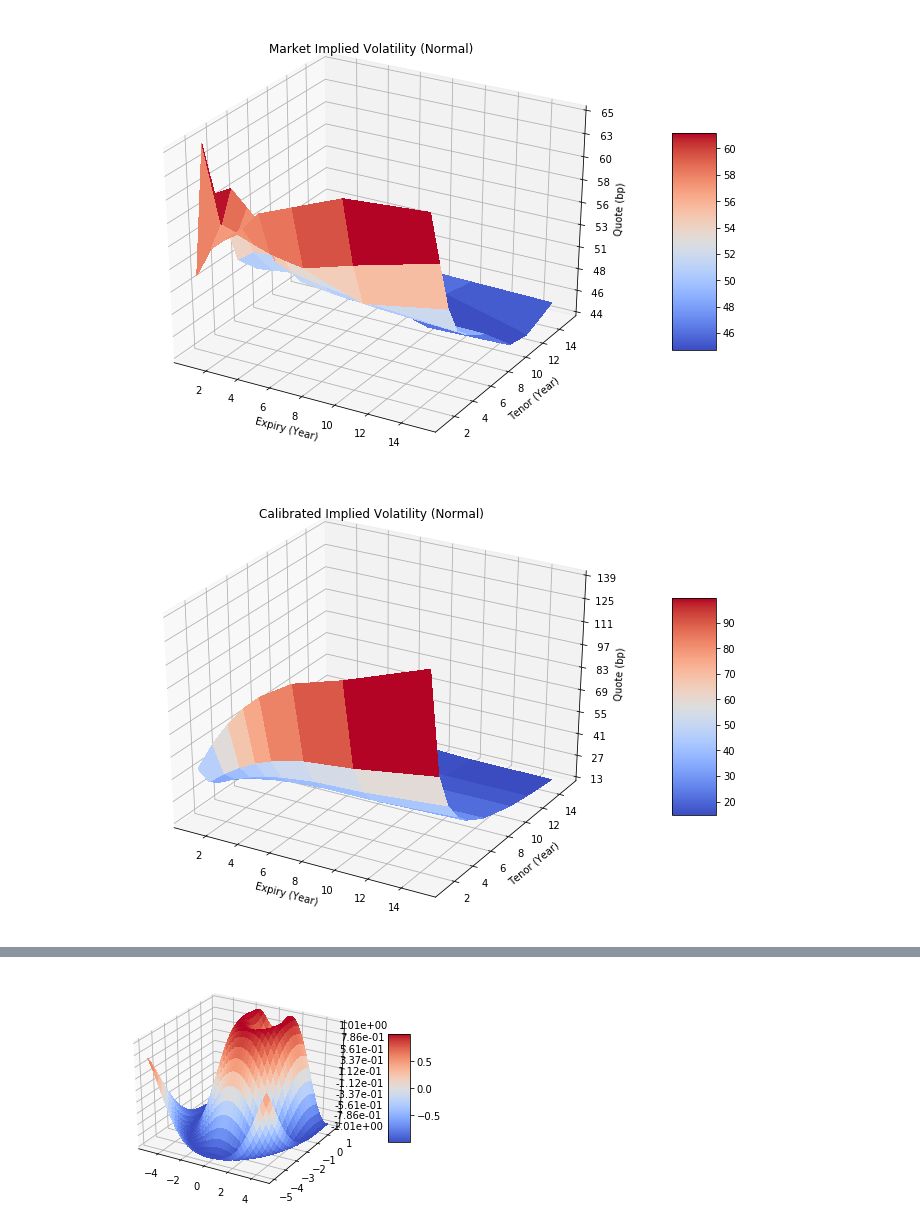
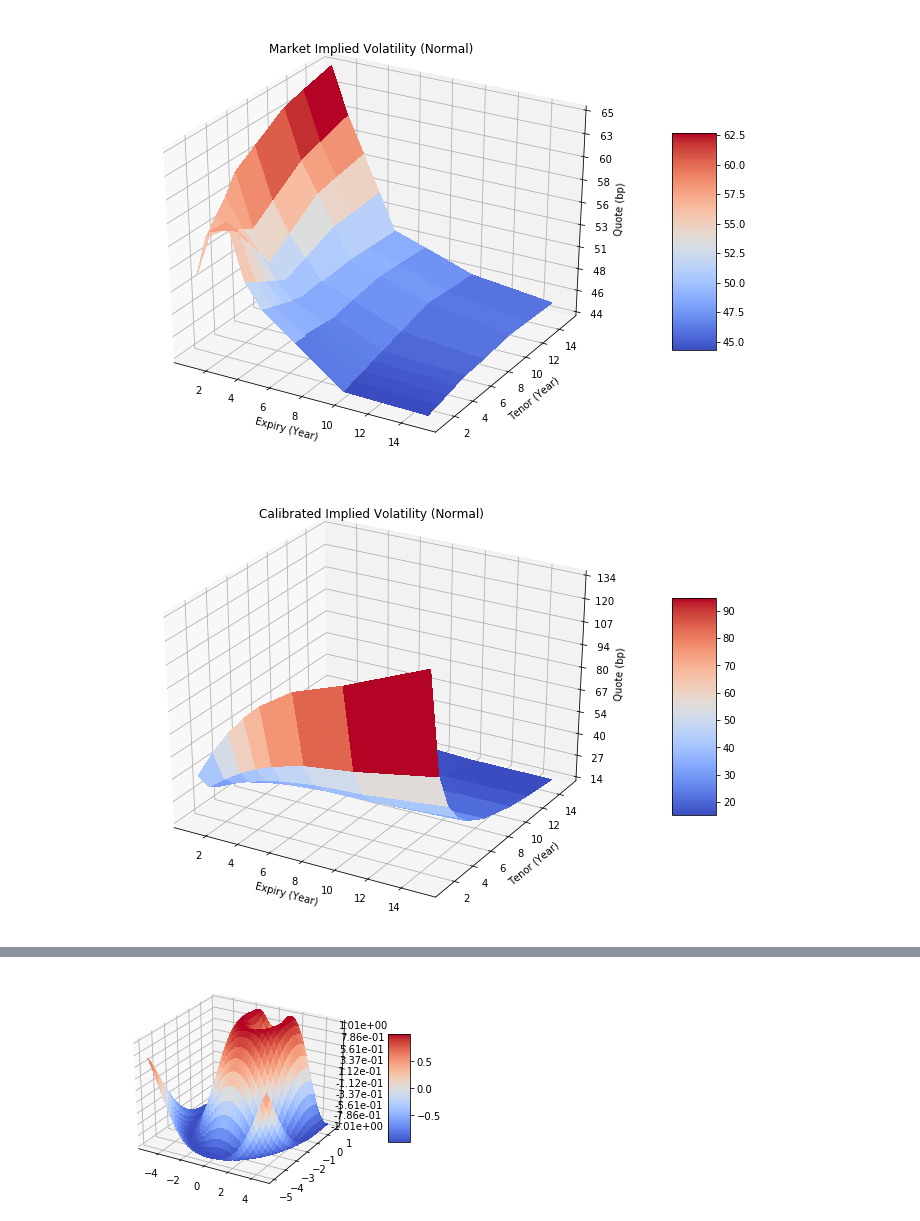
Before and after one commit to RWTHsniper/projects, a Jupyter notebook: practices/quant/quantlib/Hagan/python_code/MC_swaption.ipynb, the cells around one changed output, grey strips where cells are left out. Drawn from its saved outputs; the diff is of its cells as text; code cells hidden in the pictures.

```diff
--- a/practices/quant/quantlib/Hagan/python_code/MC_swaption.ipynb
+++ b/practices/quant/quantlib/Hagan/python_code/MC_swaption.ipynb
@@ -37,35 +37,35 @@ max_quote = max(max(computed_vol['quote']), max(market_vol['quote']))*1e4
 fig, ax = plt.subplots(subplot_kw={"projection": "3d"}, figsize=(12, 8))
 X = market_vol['expiry']
 Y = market_vol['tenor']
 # X = market_vol['tenor']
 # Y = market_vol['expiry']
 X, Y = np.meshgrid(X, Y) # shape =  len(Y), len(x)
-Z_market = np.array(market_vol['quote']).reshape(market_vol['expiry_size'], market_vol['tenor_size'], order='F')
+Z_market = np.array(market_vol['quote']).reshape(market_vol['expiry_size'], market_vol['tenor_size'], order='C')
 # Z = np.array(market_vol['quote']).reshape(market_vol['tenor_size'], market_vol['expiry_size'])
 Z_market = Z_market.transpose()
 Z_market *= 1e4 # (bp)
 
 # Plot the surface.
 surf = ax.plot_surface(X, Y, Z_market, cmap=cm.coolwarm,
                        linewidth=0, antialiased=False)
 
 # Customize the z axis.
 ax.set_zlim(Z_market.min(), Z_market.max())
 # ax.set_zlim(min_quote, max_quote)
 ax.zaxis.set_major_locator(LinearLocator(10))
 # A StrMethodFormatter is used automatically
 ax.zaxis.set_major_formatter(FormatStrFormatter('%4.0d'))
 ax.set_xlabel('Expiry (Year)')
 ax.set_ylabel('Tenor (Year)')
 ax.set_zlabel('Quote (bp)')
 ax.set_title('Market Implied Volatility (Normal)')
 
 # Add a color bar which maps values to colors.
 fig.colorbar(surf, shrink=0.5, aspect=5)
 
 plt.show()
 # %% [output]
-[figure, old version]
+[figure, new version]
 # %%
 fig, ax = plt.subplots(subplot_kw={"projection": "3d"}, figsize=(12, 8))
 X = computed_vol['expiry']
@@ -73,7 +73,7 @@ Y = computed_vol['tenor']
 # X = computed_vol['tenor']
 # Y = computed_vol['expiry']
 X, Y = np.meshgrid(X, Y) # shape =  len(Y), len(x)
-Z_computed = np.array(computed_vol['quote']).reshape(computed_vol['expiry_size'], computed_vol['tenor_size'], order='F')
+Z_computed = np.array(computed_vol['quote']).reshape(computed_vol['expiry_size'], computed_vol['tenor_size'], order='C')
 # Z = np.array(computed_vol['quote']).reshape(computed_vol['tenor_size'], computed_vol['expiry_size'])
 Z_computed = Z_computed.transpose()
 Z_computed *= 1e4 # (bp)
@@ -97,7 +97,7 @@ fig.colorbar(surf, shrink=0.5, aspect=5)
 
 plt.show()
 # %% [output]
-[figure, old version]
+[figure, new version]
 # %%
 fig, ax = plt.subplots(subplot_kw={"projection": "3d"}, figsize=(12, 8))
 dz = Z_computed - Z_market
```
Also changed, not shown: parts of 2 cells of this notebook, 18 other files.
